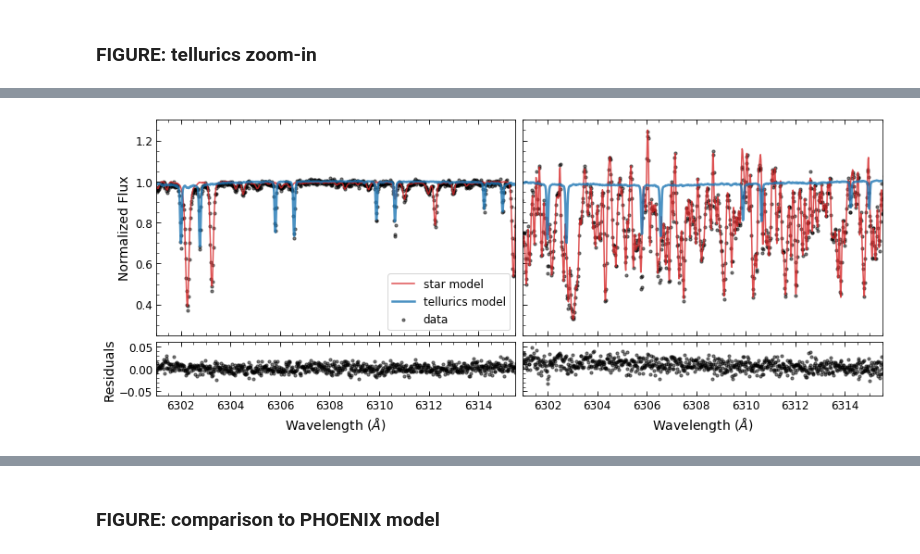
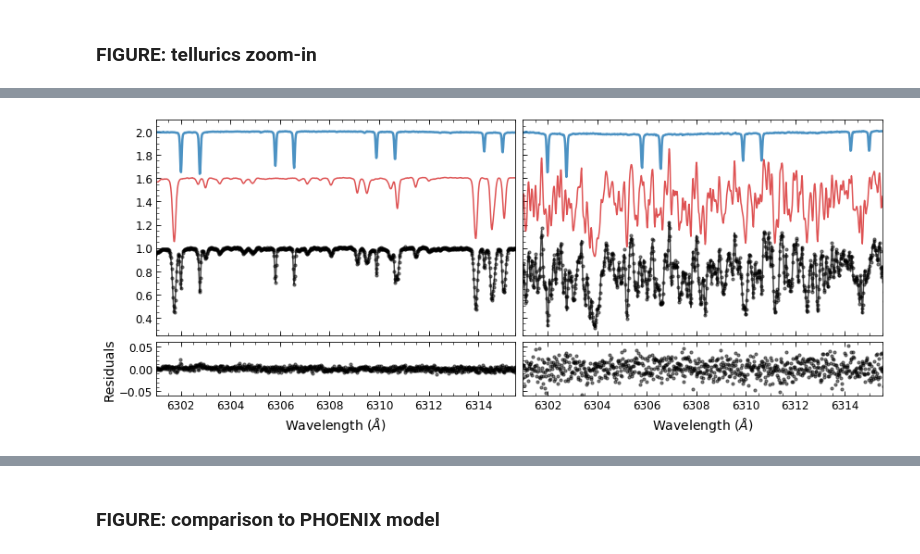
Before and after one commit to megbedell/wobble, a Jupyter notebook: paper/figures/make_figures.ipynb, the cells around one changed output, grey strips where cells are left out. Cells and saved outputs as stored; diff of their text form; code cells hidden in the pictures.

```diff
--- a/paper/figures/make_figures.ipynb
+++ b/paper/figures/make_figures.ipynb
@@ -549,7 +574,7 @@ plt.savefig('barnards_multispectrum.pdf')
 # %%
 o = 63 # order
 r = np.where(results_barnards.orders == o)[0][0] # index into results to get desired order
-e = 5 # epoch
+e = 3 # epoch
 n = np.where(results_barnards.epochs == e)[0][0] # index into results to get desired epoch
 
 data_barnards = wobble.Data(results_barnards.origin_file, filepath='/Users/mbedell/python/wobble/',
@@ -558,8 +583,9 @@ data_barnards = wobble.Data(results_barnards.origin_file, filepath='/Users/mbede
 xs_barnards = np.exp(data_barnards.xs[0][0])
 ys_barnards = np.exp(data_barnards.ys[0][0])
 mask_barnards = data_barnards.ivars[0][0] <= 1.e-8
-resids_barnards = ys_barnards - np.exp(results_barnards.star_ys_predicted[r][n]
+predicted_barnards = np.exp(results_barnards.star_ys_predicted[r][n]
                             + results_barnards.tellurics_ys_predicted[r][n])
+resids_barnards = ys_barnards - predicted_barnards
 # %%
 print(results_barnards.airms[n])
 # %% [output]
@@ -576,8 +602,9 @@ data_51peg = wobble.Data(results_51peg.origin_file, filepath='/Users/mbedell/pyt
 xs_51peg = np.exp(data_51peg.xs[0][0])
 ys_51peg = np.exp(data_51peg.ys[0][0])
 mask_51peg = data_51peg.ivars[0][0] <= 1.e-8
-resids_51peg = ys_51peg - np.exp(results_51peg.star_ys_predicted[r1][n1]
+predicted_51peg = np.exp(results_51peg.star_ys_predicted[r1][n1]
                             + results_51peg.tellurics_ys_predicted[r1][n1])
+resids_51peg = ys_51peg - predicted_51peg
 # %%
 print(results_51peg.airms[n1])
 # %% [output]
@@ -587,11 +614,12 @@ fig, ((ax,ax3), (ax2,ax4)) = plt.subplots(2, 2, gridspec_kw = {'height_ratios':[
 
 ax.scatter(xs_51peg, ys_51peg, marker=".", alpha=0.5, c=DATA_COLOR, label='data', s=40)
 ax.scatter(xs_51peg[mask_51peg], ys_51peg[mask_51peg], marker=".", alpha=1., c='white', s=20)
-ax.plot(xs_51peg, np.exp(results_51peg.star_ys_predicted[r1][n1]),
+ax.plot(xs_51peg, predicted_51peg, lw=1.5, alpha=0.7, color='k')
+ax.plot(xs_51peg, np.exp(results_51peg.star_ys_predicted[r1][n1]) + 0.6,
                 color=MODEL_STAR_COLOR, label='star model', lw=1.5, alpha=0.8)
-ax.plot(xs_51peg, np.exp(results_51peg.tellurics_ys_predicted[r1][n1]),
+ax.plot(xs_51peg, np.exp(results_51peg.tellurics_ys_predicted[r1][n1]) + 1.,
                 color=MODEL_T_COLOR, label='tellurics model', lw=2.5, alpha=0.8)
-ax.set_ylabel('Normalized Flux', fontsize=14)
+#ax.set_ylabel('Normalized Flux', fontsize=14)
 
 ax2.scatter(xs_51peg, resids_51peg, marker=".", alpha=0.5, c=DATA_COLOR, s=40)
 ax2.scatter(xs_51peg[mask_51peg], resids_51peg[mask_51peg], marker=".", alpha=1., c='white', s=20)
@@ -600,40 +628,41 @@ ax2.set_ylabel('Residuals', fontsize=14)
 
 ax3.scatter(xs_barnards, ys_barnards, marker=".", alpha=0.5, c=DATA_COLOR, label='data', s=40)
 ax3.scatter(xs_barnards[mask_barnards], ys_barnards[mask_barnards], marker=".", alpha=1., c='white', s=20)
-ax3.plot(xs_barnards, np.exp(results_barnards.star_ys_predicted[r][n]),
+ax3.plot(xs_barnards, predicted_barnards, lw=1.5, alpha=0.7, color='k')
+ax3.plot(xs_barnards, np.exp(results_barnards.star_ys_predicted[r][n]) + 0.6,
                 color=MODEL_STAR_COLOR, label='star model', lw=1.5, alpha=0.8)
-ax3.plot(xs_barnards, np.exp(results_barnards.tellurics_ys_predicted[r][n]),
+ax3.plot(xs_barnards, np.exp(results_barnards.tellurics_ys_predicted[r][n]) + 1.,
                 color=MODEL_T_COLOR, label='tellurics model', lw=2.5, alpha=0.8)
 
 ax4.scatter(xs_barnards, resids_barnards, marker=".", alpha=0.5, c=DATA_COLOR, s=40)
 ax4.scatter(xs_barnards[mask_barnards], resids_barnards[mask_barnards], marker=".", alpha=1., c='white', s=20)
 ax4.set_xlabel(r'Wavelength ($\AA$)', fontsize=14)
 
-ax.set_ylim([0.25,1.3])
-ax.set_yticks(np.arange(0.4,1.4,0.2))
-ax.set_yticks(np.arange(0.25,1.35,0.05), minor=True)
-ax3.set_ylim([0.25,1.3])
-ax3.set_yticks(np.arange(0.4,1.4,0.2))
-ax3.set_yticks(np.arange(0.25,1.35,0.05), minor=True)
+ax.set_ylim([0.25,2.1])
+ax.set_yticks(np.arange(0.4,2.1,0.2))
+ax.set_yticks(np.arange(0.25,2.1,0.05), minor=True)
+ax3.set_ylim([0.25,2.1])
+ax3.set_yticks(np.arange(0.4,2.1,0.2))
+ax3.set_yticks(np.arange(0.25,2.1,0.05), minor=True)
 ax3.set_yticklabels('')
 
 ax2.set_ylim([-0.06, 0.06])
 ax2.set_yticks(np.arange(-0.05,0.06,0.05))
 ax2.set_yticks(np.arange(-0.06,0.06,0.01), minor=True)
 ax4.set_ylim([-0.06, 0.06])
 ax4.set_yticks(np.arange(-0.05,0.06,0.05))
 ax4.set_yticks(np.arange(-0.06,0.06,0.01), minor=True)
 ax4.set_yticklabels('')
 
 
 ax.set_xlim([6301,6315.5])
 ax.set_xticks(np.arange(6302, 6315, 2))
 ax.set_xticks(np.arange(6301, 6316, 0.5), minor=True)
 
-ax.legend(fontsize=12)
+#ax.legend(fontsize=12)
 fig.tight_layout()
 fig.subplots_adjust(hspace=0.05, wspace=0.02)
 plt.savefig('telluric_comparison.png')
 plt.savefig('telluric_comparison.pdf')
 # %% [output]
-[figure, old version]
+[figure, new version]
```
Also changed, not shown: parts of 23 cells of this notebook, 5 other files.
